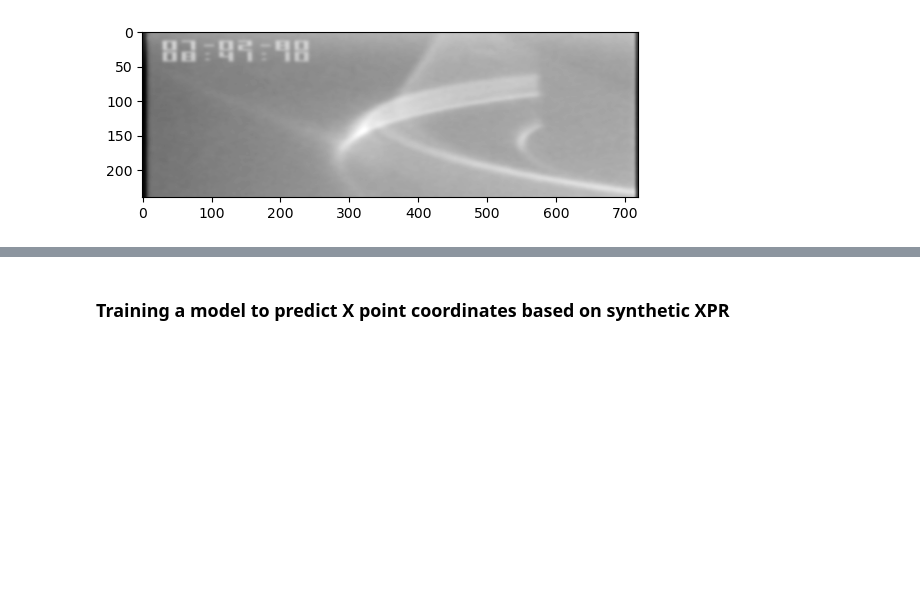
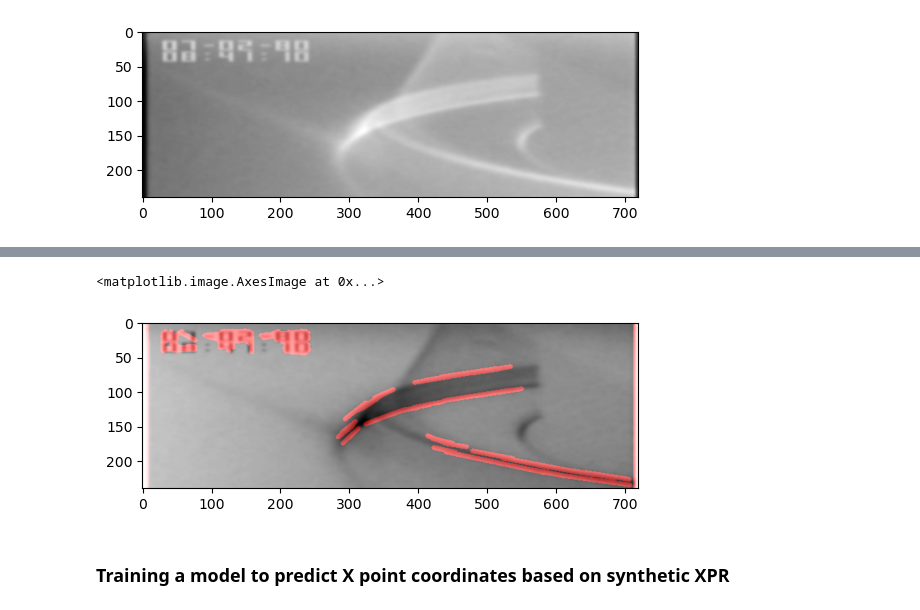
Before and after one commit to PlasmaControl/plasma-tv, a Jupyter notebook: plasma-tv-base-code.ipynb, the cells around one changed output, grey strips where cells are left out. Saved outputs shown, nothing was run; the diff lists cells and outputs as text; code cells hidden in the pictures; blank space fills up the shorter version.

```diff
--- a/plasma-tv-base-code.ipynb
+++ b/plasma-tv-base-code.ipynb
@@ -257,3 +282,8 @@ error: OpenCV(4.6.0) C:\ci_311_rebuilds\opencv-suite_1679001454889\work\modules\
+# %%
+plt.imshow(lines_edges)
+# %% [output]
+<matplotlib.image.AxesImage at 0x...>
+[figure, added]
 # %% [markdown]
 ### Training a model to predict X point coordinates based on synthetic XPR
 # %%
```
Also changed, not shown: parts of 5 cells of this notebook.
